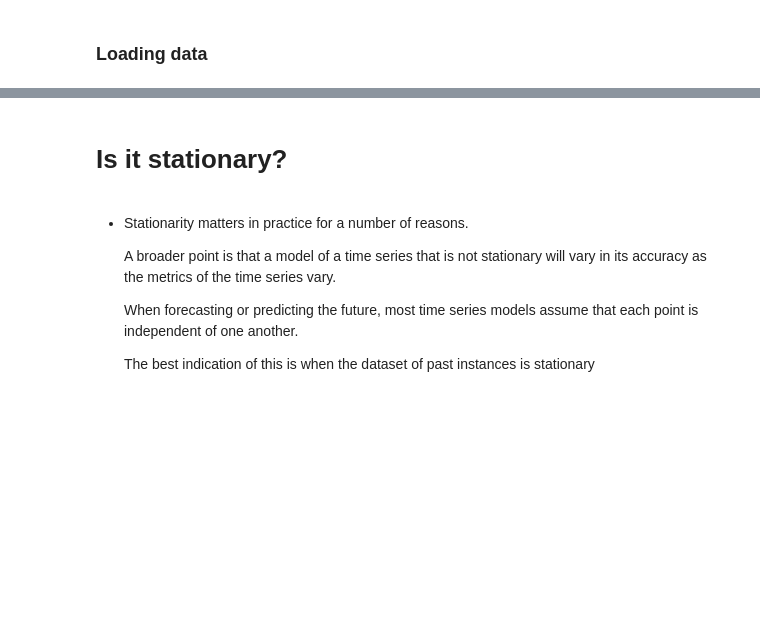
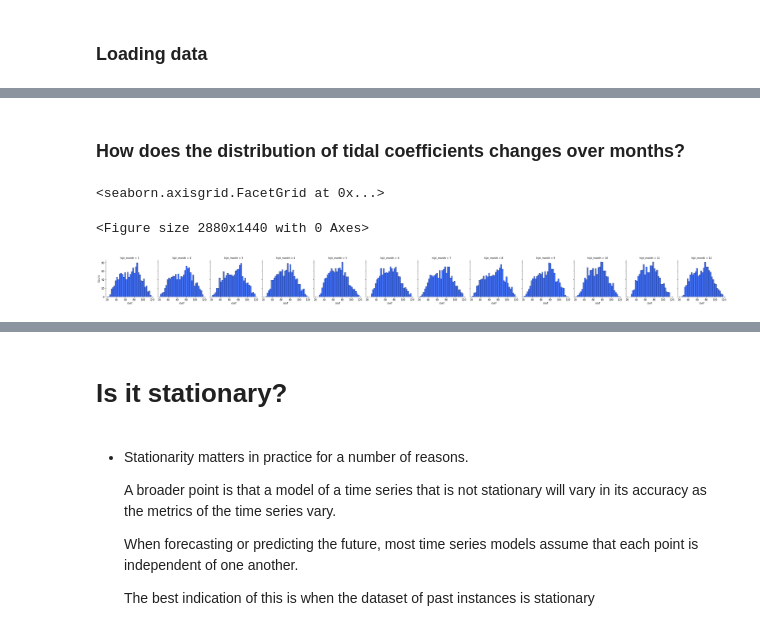
Before and after one commit to otmane-el-aloi/Prediction-of-tidal-coefficients, a Jupyter notebook: dataAnalysisOtmane.ipynb, the cells around one changed output, grey strips where cells are left out. Saved outputs shown, nothing was run; the diff lists cells and outputs as text; code cells hidden in the pictures; blank space fills up the shorter version.

```diff
--- a/dataAnalysisOtmane.ipynb
+++ b/dataAnalysisOtmane.ipynb
@@ -135,0 +118,12 @@ Strange??
+# %% [markdown]
+### How does the distribution of tidal coefficients changes over months?
+# %%
+plt.figure(figsize=(40,20))
+sns.displot(
+    df, x="coef", col="hijri_month",
+    binwidth=3, height=3, facet_kws=dict(margin_titles=True)
+)
+# %% [output]
+<seaborn.axisgrid.FacetGrid at 0x...>
+<Figure size 2880x1440 with 0 Axes>
+[figure, added]
```
Also changed, not shown: parts of 48 cells of this notebook.
